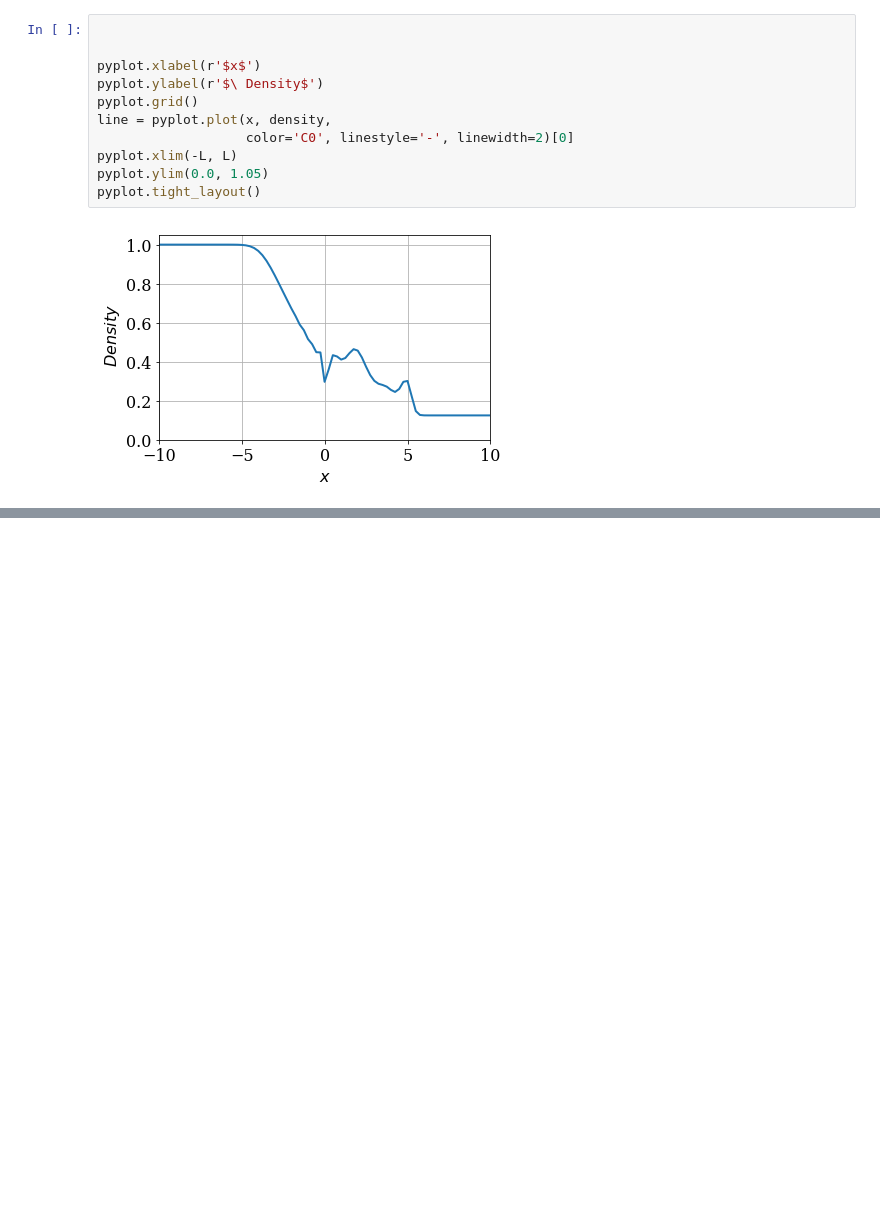
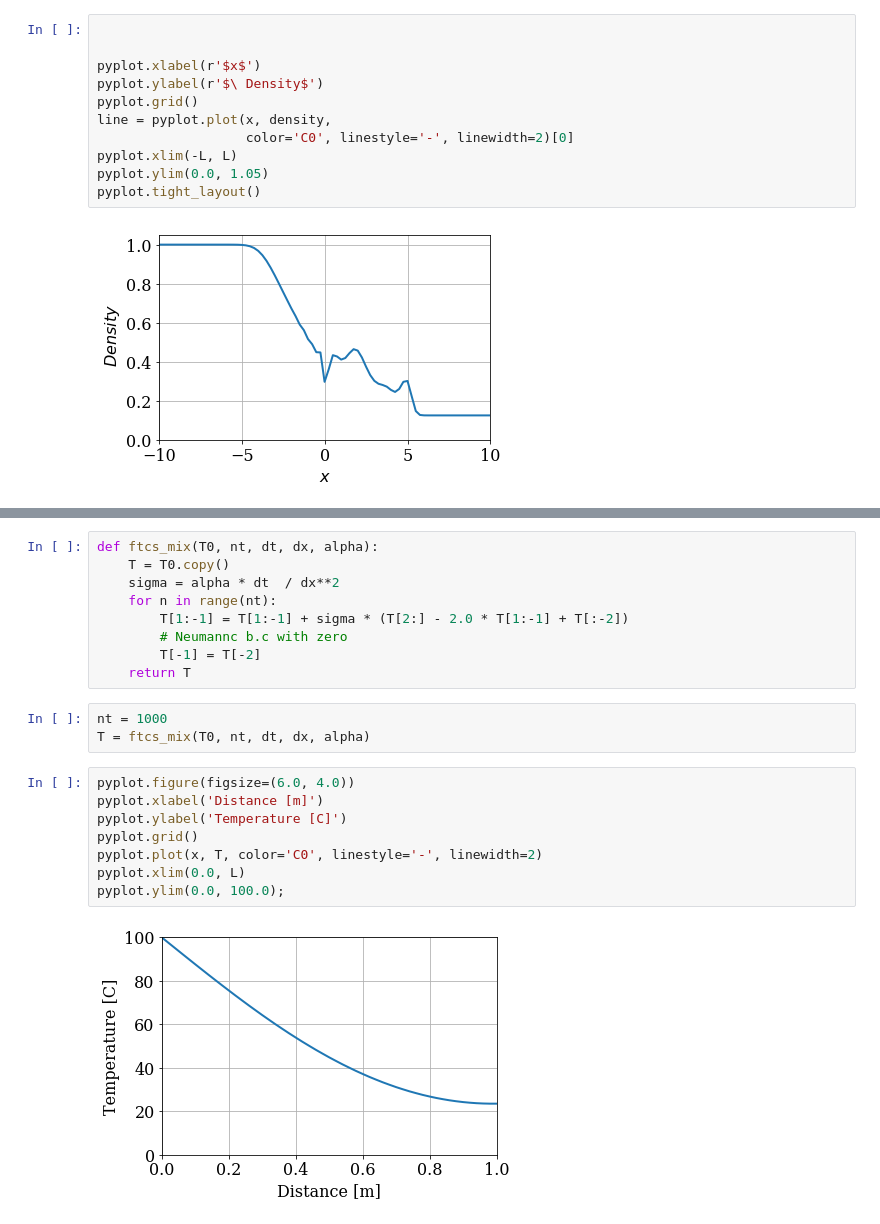
Before and after one commit to MasayukiHabukawa/MAE6286, a Jupyter notebook: Practice.ipynb, the cells around one changed output, grey strips where cells are left out. Drawn from its saved outputs; the diff is of its cells as text; blank space fills up the shorter version.

```diff
--- a/Practice.ipynb
+++ b/Practice.ipynb
@@ -207,0 +264,22 @@ pyplot.tight_layout()
+# %%
+def ftcs_mix(T0, nt, dt, dx, alpha):
+    T = T0.copy()
+    sigma = alpha * dt  / dx**2
+    for n in range(nt):
+        T[1:-1] = T[1:-1] + sigma * (T[2:] - 2.0 * T[1:-1] + T[:-2])
+        # Neumannc b.c with zero
+        T[-1] = T[-2]
+    return T
+# %%
+nt = 1000
+T = ftcs_mix(T0, nt, dt, dx, alpha)
+# %%
+pyplot.figure(figsize=(6.0, 4.0))
+pyplot.xlabel('Distance [m]')
+pyplot.ylabel('Temperature [C]')
+pyplot.grid()
+pyplot.plot(x, T, color='C0', linestyle='-', linewidth=2)
+pyplot.xlim(0.0, L)
+pyplot.ylim(0.0, 100.0);
+# %% [output]
+[figure, added]
```
Also changed, not shown: parts of 27 cells of this notebook, 7 other files.
